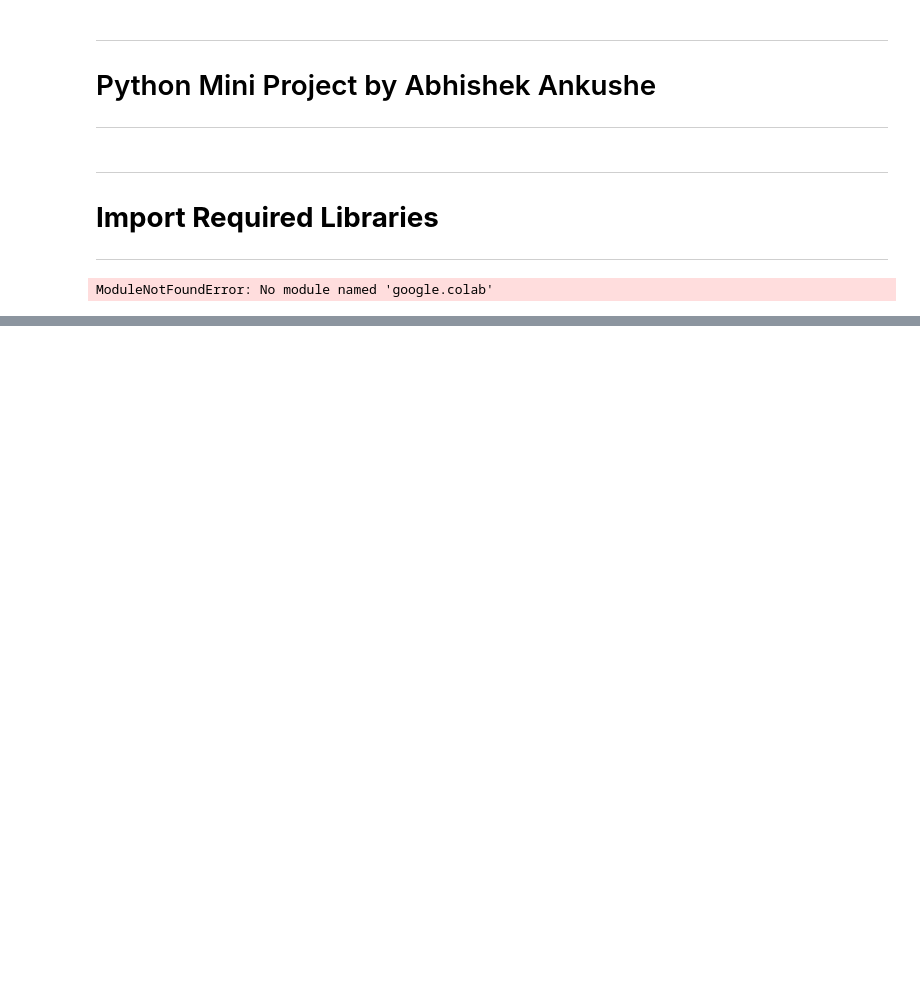
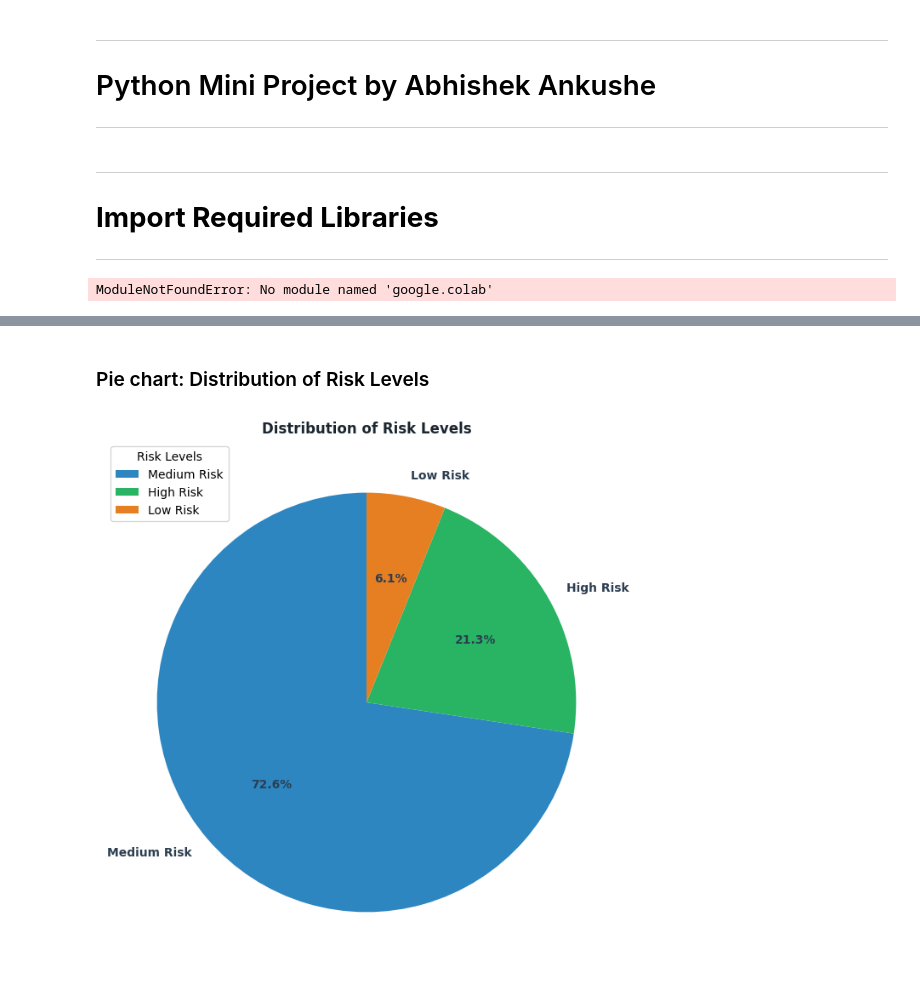
Before and after one commit to abhishekankushe/Python_Project_Social_Media_Combat, a Jupyter notebook: notebooks/Python_Project_Social_Media_Combat_By_Abhishek_Ankushe.ipynb, the cells around one changed output, grey strips where cells are left out. Drawn from its saved outputs; the diff is of its cells as text; code cells hidden in the pictures; blank space fills up the shorter version.

```diff
--- a/notebooks/Python_Project_Social_Media_Combat_By_Abhishek_Ankushe.ipynb
+++ b/notebooks/Python_Project_Social_Media_Combat_By_Abhishek_Ankushe.ipynb
@@ -37,0 +186,4 @@ df.head()
+# %%
+# if Age column (integer) had incorrect datatype, the following code will fix it
+
+df['Age'] = df['Age'].astype(int)
@@ -37,0 +425,25 @@ df.head()
+# %%
+def suggest_detox(risk_level):
+    '''
+    This function returns digital detox strategies based on the risk level passed in the argument.
+    It is using if elif else conditions to return the appropriate strategy.
+    '''
+
+    if risk_level == "High Risk":
+        return "Consider significantly reducing usage, setting strict limits, and seeking professional help if needed."
+
+    elif risk_level == "Medium Risk":
+        return "Try setting daily time limits, scheduling screen-free activities, and being mindful of usage."
+
+    else:
+        return "Continue healthy usage habits, be aware of potential triggers, and maintain a balanced lifestyle."
+
+# creating a new column for Detox suggestions with the values returned from the above function
+df['Detox_Suggestion'] = df['Risk_Level'].apply(suggest_detox)
+
+print("\nDigital Detox Suggestions:")
+print('-' * 30)
+
+# taking a random sample of 5 records to show a the Detox assessment
+for index, row in df.sample(5).iterrows():
+    print(f"For Student ID {row['Student_ID']} ({row['Risk_Level']}): {row['Detox_Suggestion']}\n")
@@ -37,0 +496,19 @@ df.head()
+# %% [markdown]
+### Pie chart: Distribution of Risk Levels
+# %%
+risk_counts = df['Risk_Level'].value_counts()  # count of risk level
+plt.figure(figsize = (8, 8))
+
+# creating a pie chart
+plt.pie(
+    risk_counts,
+    labels = risk_counts.index,
+    autopct = '%1.1f%%',
+    startangle = 90,
+    colors = sns.color_palette(['#2E86C1', '#28B463', '#E67E22', '#C0392B']),
+    textprops={'color': '#2C3E50', 'weight': 'bold'}
+plt.title('Distribution of Risk Levels', color = '#1B2631', weight = 'bold')
+plt.legend(title="Risk Levels", loc="upper left", bbox_to_anchor=(0, 1))
+plt.show()
+# %% [output]
+[figure, added]
```
Also changed, not shown: parts of 53 cells of this notebook, 2 other files.
